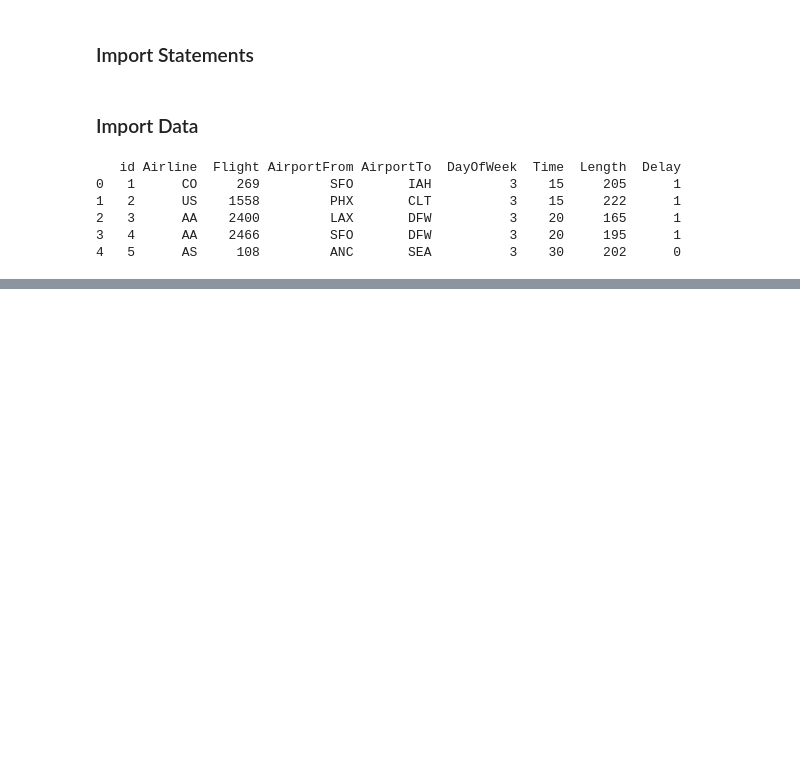
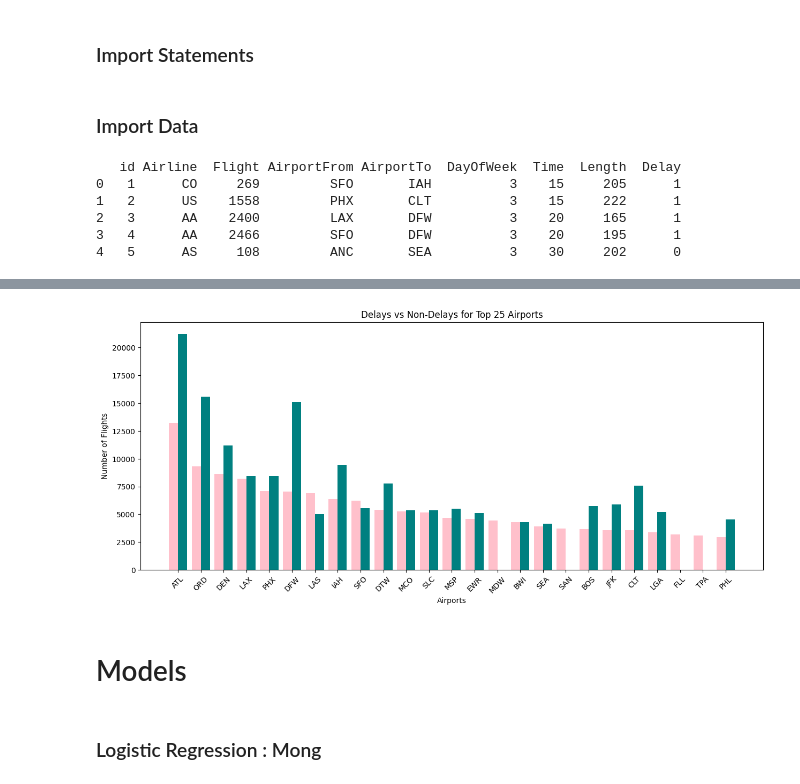
Before and after one commit to mvo1017/flight_analysis, a Jupyter notebook: term_project.ipynb, the cells around one changed output, grey strips where cells are left out. Saved outputs shown, nothing was run; the diff lists cells and outputs as text; code cells hidden in the pictures; blank space fills up the shorter version.

```diff
--- a/term_project.ipynb
+++ b/term_project.ipynb
@@ -71,0 +147,35 @@ Name: count, dtype: int64
+# %%
+#Histogram of Delays vs Non Delays for top 25 Airports To and From : Nada
+
+#Getting delay data
+delayed = data[data['Delay'] == 1]
+top50 = delayed['AirportTo'].value_counts().head(25)
+
+#Getting ontime data
+ontime = data[data['Delay'] == 0]
+top50_ontime = ontime['AirportTo'].value_counts().head(25)
+top50_on = top50_ontime.reindex(top50.index, fill_value=0).values
+
+fig, ax = plt.subplots(figsize=(15, 6))
+
+#Set width of bars for spacing calculations
+width = 0.4
+
+#Evenly space the bars apart so they appear next to each other
+ax.bar([x - width / 2 for x in range(len(top50.index))], top50, 0.4, color='pink')
+ax.bar([x + width / 2 for x in range(len(top50.index))], top50_on, 0.4, color='teal')
+
+#Formatting
+ax.set_xlabel('Airports')
+ax.set_ylabel('Number of Flights')
+ax.set_title('Delays vs Non-Delays for Top 25 Airports')
+ax.set_xticks(range(len(top50.index)))
+ax.set_xticklabels(top50.index, rotation=45)
+
+plt.show()
+# %% [output]
+[figure, added]
+# %% [markdown]
+# Models
+# %% [markdown]
+### Logistic Regression : Mong
```
Also changed, not shown: parts of 19 cells of this notebook.
